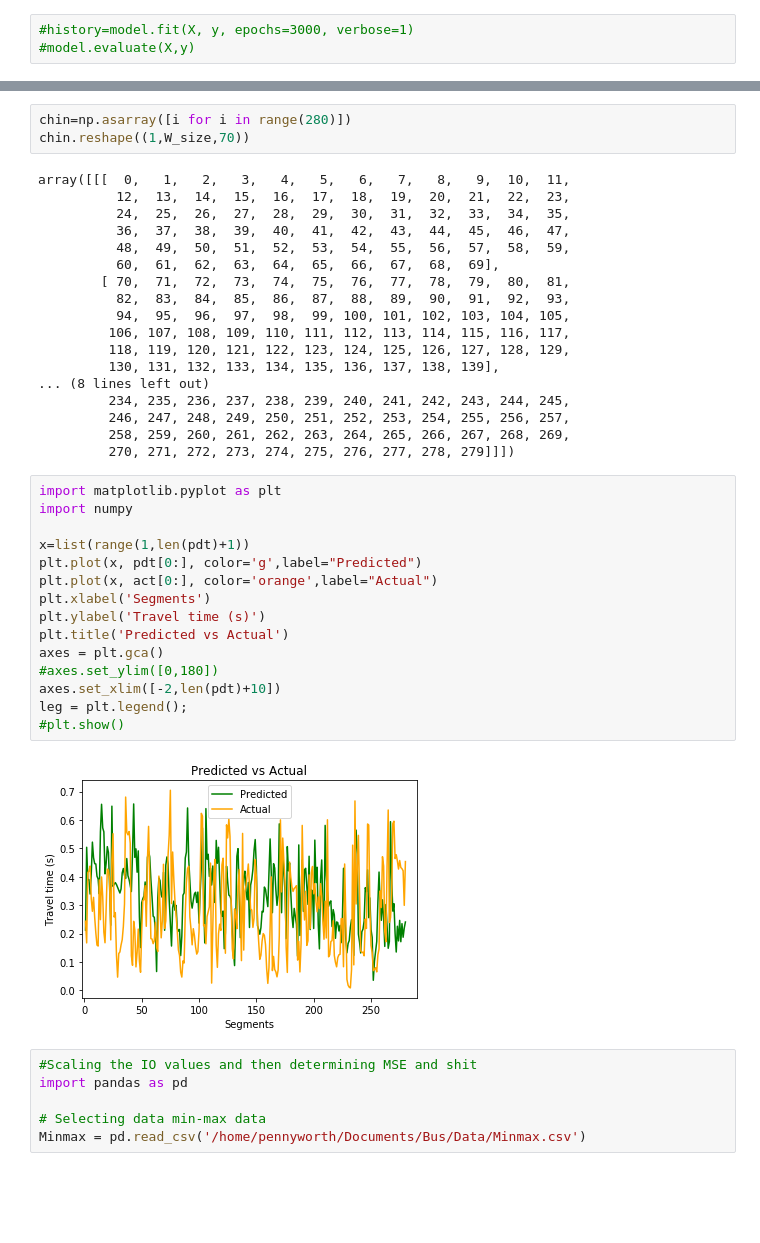
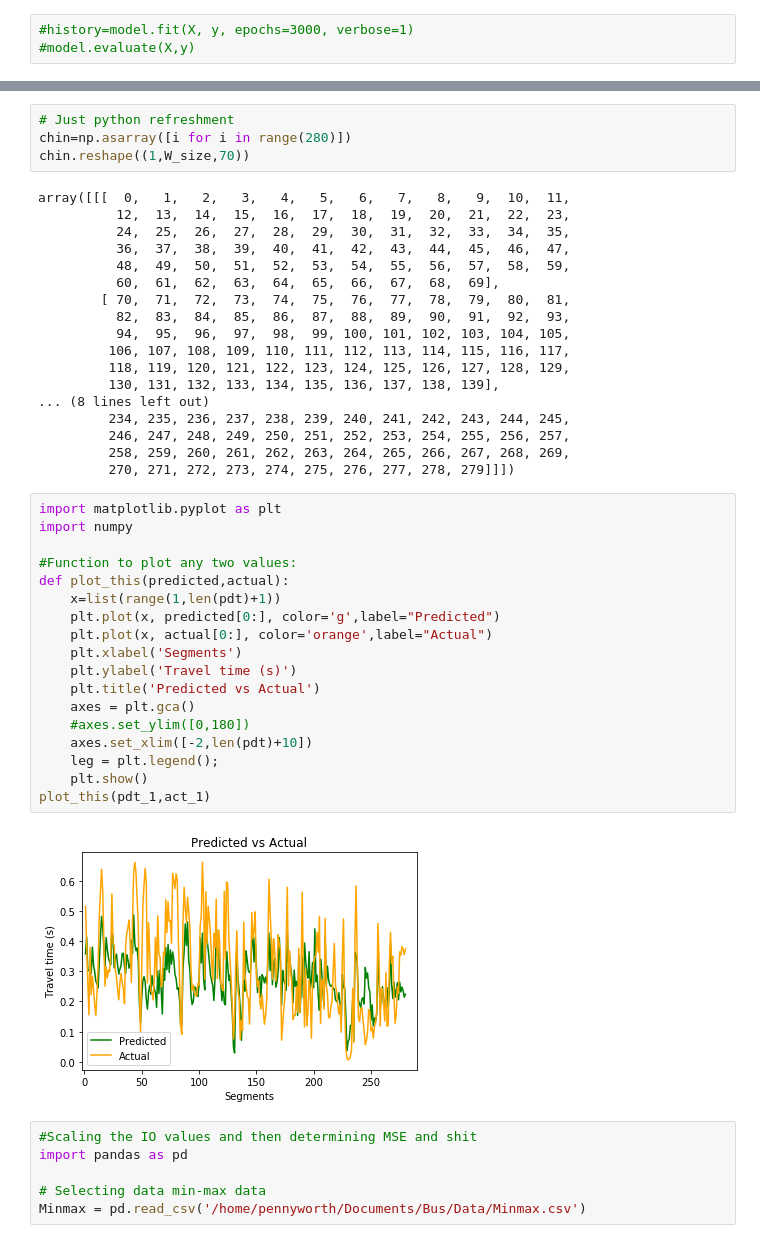
Before and after one commit to Nithishwer/travel-time-CNN, a Jupyter notebook: Models/Model_3.ipynb, the cells around one changed output, grey strips where cells are left out. Cells and saved outputs as stored; diff of their text form; blank space fills up the shorter version.

```diff
--- a/Models/Model_3.ipynb
+++ b/Models/Model_3.ipynb
@@ -628,6 +634,7 @@ pdt=arrange_tt_by_seg(tt_list_yp)
 # if len(pdt)==len(act):
 #     print("Lengths match good to go!")
 # %%
+# Just python refreshment
 chin=np.asarray([i for i in range(280)])
 chin.reshape((1,W_size,70))
 # %% [output]
@@ -651,20 +658,23 @@ array([[[  0,   1,   2,   3,   4,   5,   6,   7,   8,   9,  10,  11,
 # %%
 import matplotlib.pyplot as plt
 import numpy
 
-x=list(range(1,len(pdt)+1))
-plt.plot(x, pdt[0:], color='g',label="Predicted")
-plt.plot(x, act[0:], color='orange',label="Actual")
-plt.xlabel('Segments')
-plt.ylabel('Travel time (s)')
-plt.title('Predicted vs Actual')
-axes = plt.gca()
-#axes.set_ylim([0,180])
-axes.set_xlim([-2,len(pdt)+10])
-leg = plt.legend();
-#plt.show()
+#Function to plot any two values:
+def plot_this(predicted,actual):
+    x=list(range(1,len(pdt)+1))
+    plt.plot(x, predicted[0:], color='g',label="Predicted")
+    plt.plot(x, actual[0:], color='orange',label="Actual")
+    plt.xlabel('Segments')
+    plt.ylabel('Travel time (s)')
+    plt.title('Predicted vs Actual')
+    axes = plt.gca()
+    #axes.set_ylim([0,180])
+    axes.set_xlim([-2,len(pdt)+10])
+    leg = plt.legend();
+    plt.show()
+plot_this(pdt_1,act_1)
 # %% [output]
-[figure, old version]
+[figure, new version]
 # %%
 #Scaling the IO values and then determining MSE and shit
 import pandas as pd
```
Also changed, not shown: parts of 12 cells of this notebook, 1 other file.
